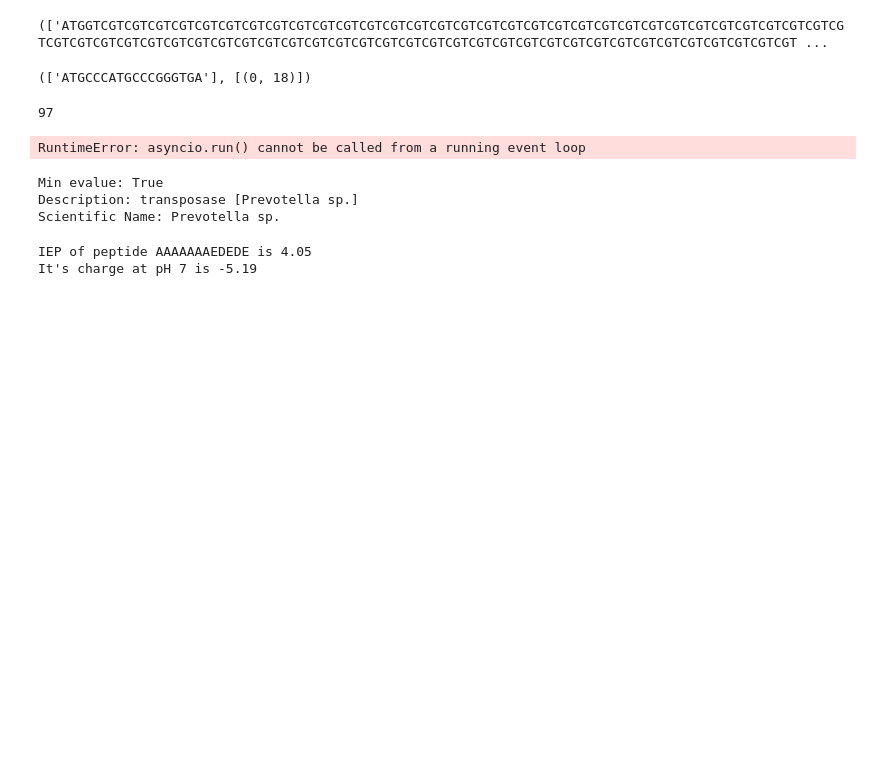
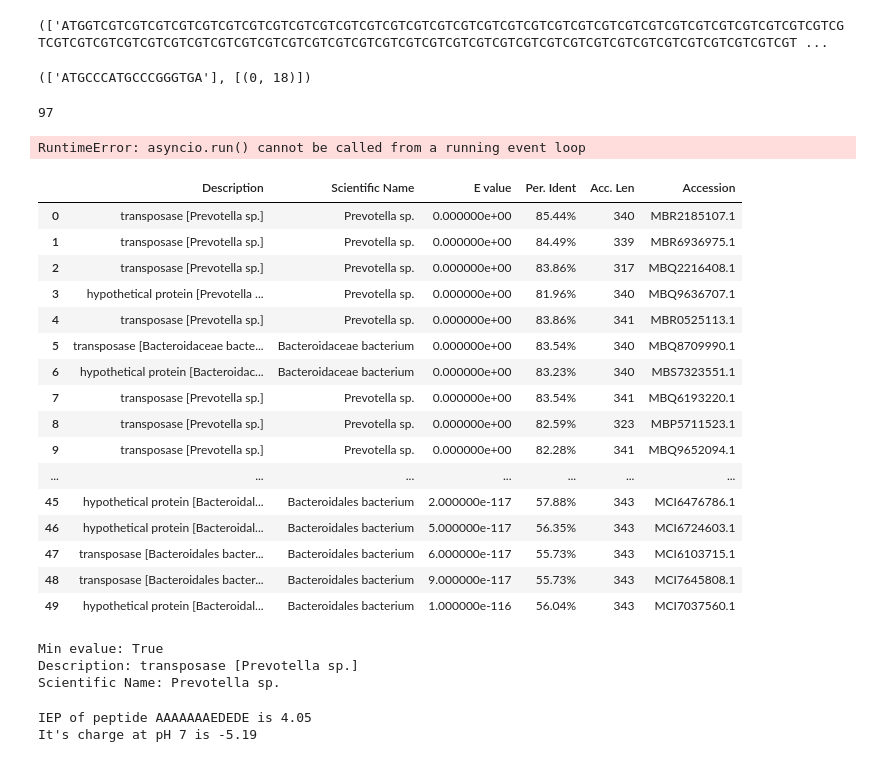
Before and after one commit to myprogrammerpersonality/Gene-Prediction-Meta-Genomics, a Jupyter notebook: gene_prediction.ipynb, the cells around one changed output. Saved outputs shown, nothing was run; the diff lists cells and outputs as text; code cells hidden in the pictures; blank space fills up the shorter version.

```diff
--- a/gene_prediction.ipynb
+++ b/gene_prediction.ipynb
@@ -135,6 +135,31 @@ async def main():
 asyncio.run(main())
 # %% [output]
 RuntimeError: asyncio.run() cannot be called from a running event loop
+# %%
+import pandas as pd
+
+df = pd.read_csv("./results/k141_3522370_3613-forward.txt")
+# keep only main columns
+df = df[["Description", "Scientific Name", "E value", "Per. Ident",	"Acc. Len", "Accession"]]
+df
+# %% [output]
+|  | Description | Scientific Name | E value | Per. Ident | Acc. Len | Accession |
+| 0 | transposase [Prevotella sp.] | Prevotella sp. | 0.000000e+00 | 85.44% | 340 | MBR2185107.1 |
+| 1 | transposase [Prevotella sp.] | Prevotella sp. | 0.000000e+00 | 84.49% | 339 | MBR6936975.1 |
+| 2 | transposase [Prevotella sp.] | Prevotella sp. | 0.000000e+00 | 83.86% | 317 | MBQ2216408.1 |
+| 3 | hypothetical protein [Prevotella ... | Prevotella sp. | 0.000000e+00 | 81.96% | 340 | MBQ9636707.1 |
+| 4 | transposase [Prevotella sp.] | Prevotella sp. | 0.000000e+00 | 83.86% | 341 | MBR0525113.1 |
+| 5 | transposase [Bacteroidaceae bacte... | Bacteroidaceae bacterium | 0.000000e+00 | 83.54% | 340 | MBQ8709990.1 |
+| 6 | hypothetical protein [Bacteroidac... | Bacteroidaceae bacterium | 0.000000e+00 | 83.23% | 340 | MBS7323551.1 |
+| 7 | transposase [Prevotella sp.] | Prevotella sp. | 0.000000e+00 | 83.54% | 341 | MBQ6193220.1 |
+| 8 | transposase [Prevotella sp.] | Prevotella sp. | 0.000000e+00 | 82.59% | 323 | MBP5711523.1 |
+| 9 | transposase [Prevotella sp.] | Prevotella sp. | 0.000000e+00 | 82.28% | 341 | MBQ9652094.1 |
+| ... | ... | ... | ... | ... | ... | ... |
+| 45 | hypothetical protein [Bacteroidal... | Bacteroidales bacterium | 2.000000e-117 | 57.88% | 343 | MCI6476786.1 |
+| 46 | hypothetical protein [Bacteroidal... | Bacteroidales bacterium | 5.000000e-117 | 56.35% | 343 | MCI6724603.1 |
+| 47 | transposase [Bacteroidales bacter... | Bacteroidales bacterium | 6.000000e-117 | 55.73% | 343 | MCI6103715.1 |
+| 48 | transposase [Bacteroidales bacter... | Bacteroidales bacterium | 9.000000e-117 | 55.73% | 343 | MCI7645808.1 |
+| 49 | hypothetical protein [Bacteroidal... | Bacteroidales bacterium | 1.000000e-116 | 56.04% | 343 | MCI7037560.1 |
 # %%
 import pandas as pd
 
```
